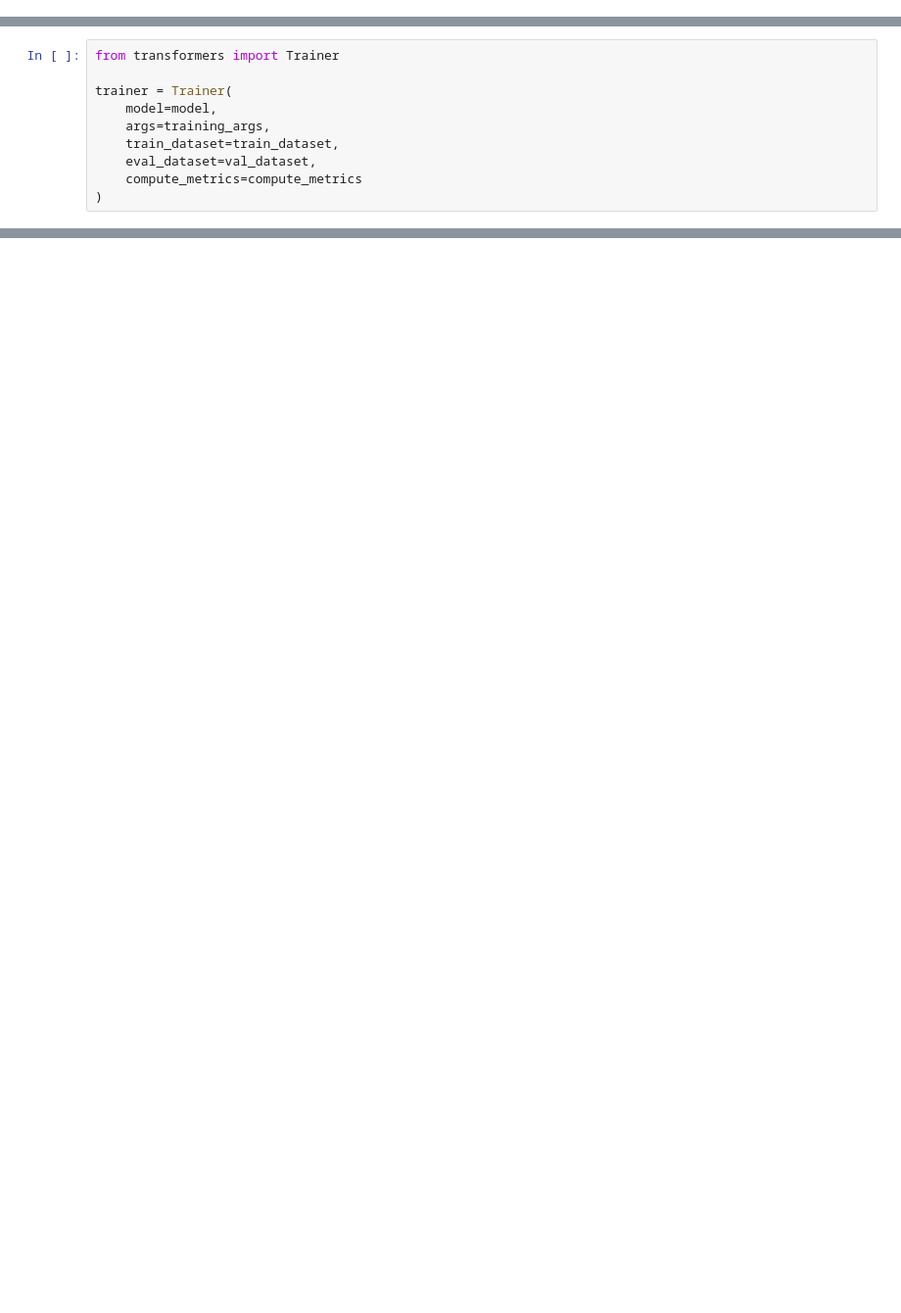
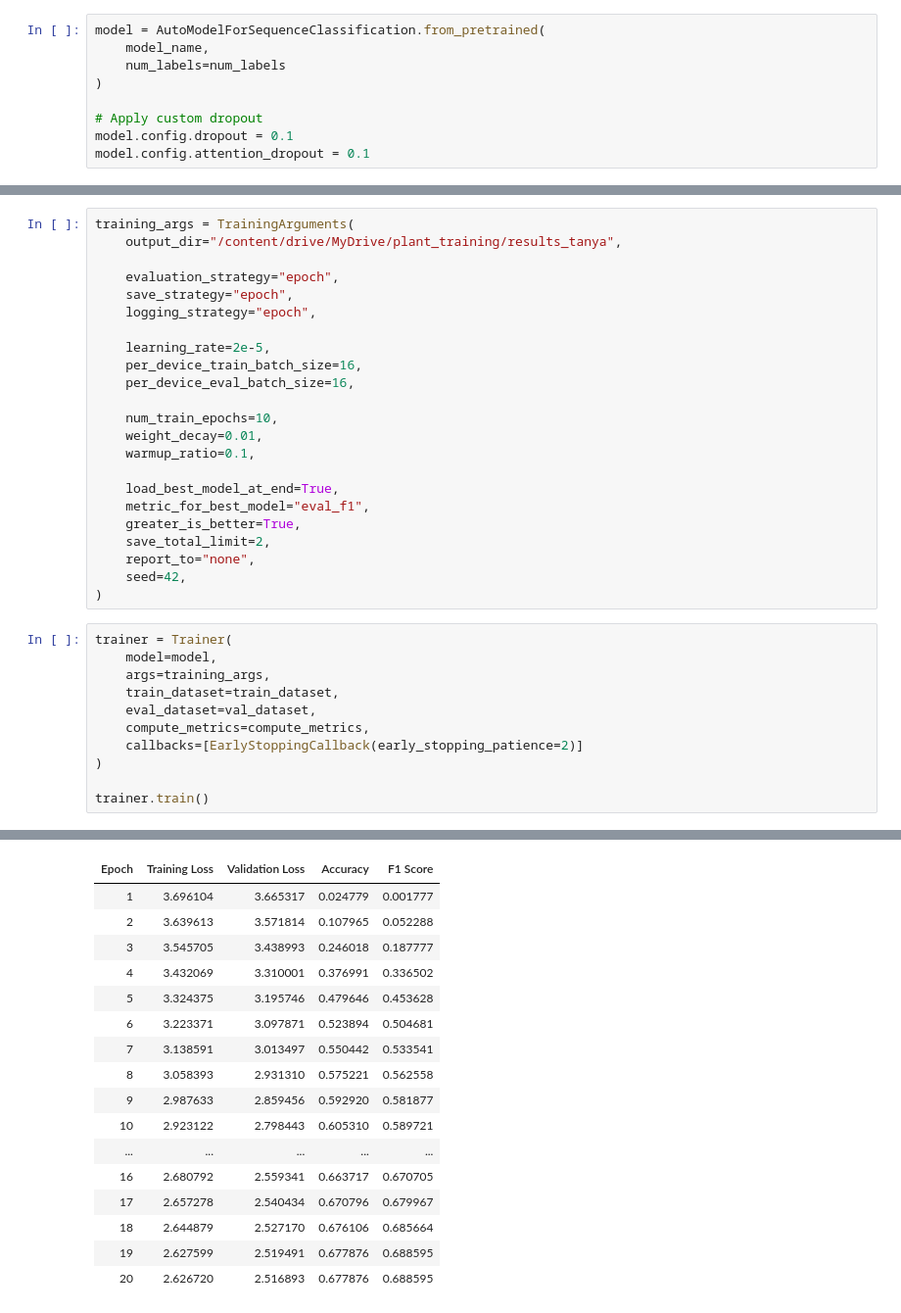
Before and after one commit to Plant-Doc-Bot/ai_plantdoc_bot, a Jupyter notebook: notebooks/BERT.ipynb, the cells around one changed output, grey strips where cells are left out. Shown at 98% size. Saved outputs shown, nothing was run; the diff lists cells and outputs as text; blank space fills up the shorter version.

```diff
--- a/notebooks/BERT.ipynb
+++ b/notebooks/BERT.ipynb
@@ -150,0 +86,9 @@ def compute_metrics(eval_pred):
+# %%
+model = AutoModelForSequenceClassification.from_pretrained(
+    model_name,
+    num_labels=num_labels
+)
+
+# Apply custom dropout
+model.config.dropout = 0.1
+model.config.attention_dropout = 0.1
@@ -151,10 +115,35 @@ def compute_metrics(eval_pred):
+# %%
+training_args = TrainingArguments(
+    output_dir="/content/drive/MyDrive/plant_training/results_tanya",
+
+    evaluation_strategy="epoch",
+    save_strategy="epoch",
+    logging_strategy="epoch",
+
+    learning_rate=2e-5,
+    per_device_train_batch_size=16,
+    per_device_eval_batch_size=16,
+
+    num_train_epochs=10,
+    weight_decay=0.01,
+    warmup_ratio=0.1,
+
+    load_best_model_at_end=True,
+    metric_for_best_model="eval_f1",
+    greater_is_better=True,
+    save_total_limit=2,
+    report_to="none",
+    seed=42,
+)
 # %%
-from transformers import Trainer
-
 trainer = Trainer(
     model=model,
     args=training_args,
     train_dataset=train_dataset,
     eval_dataset=val_dataset,
-    compute_metrics=compute_metrics
+    compute_metrics=compute_metrics,
+    callbacks=[EarlyStoppingCallback(early_stopping_patience=2)]
 )
+
+trainer.train()
+# %% [output]
@@ -160,0 +151,17 @@ trainer = Trainer(
+| Epoch | Training Loss | Validation Loss | Accuracy | F1 Score |
+| 1 | 3.696104 | 3.665317 | 0.024779 | 0.001777 |
+| 2 | 3.639613 | 3.571814 | 0.107965 | 0.052288 |
+| 3 | 3.545705 | 3.438993 | 0.246018 | 0.187777 |
+| 4 | 3.432069 | 3.310001 | 0.376991 | 0.336502 |
+| 5 | 3.324375 | 3.195746 | 0.479646 | 0.453628 |
+| 6 | 3.223371 | 3.097871 | 0.523894 | 0.504681 |
+| 7 | 3.138591 | 3.013497 | 0.550442 | 0.533541 |
+| 8 | 3.058393 | 2.931310 | 0.575221 | 0.562558 |
+| 9 | 2.987633 | 2.859456 | 0.592920 | 0.581877 |
+| 10 | 2.923122 | 2.798443 | 0.605310 | 0.589721 |
+| ... | ... | ... | ... | ... |
+| 16 | 2.680792 | 2.559341 | 0.663717 | 0.670705 |
+| 17 | 2.657278 | 2.540434 | 0.670796 | 0.679967 |
+| 18 | 2.644879 | 2.527170 | 0.676106 | 0.685664 |
+| 19 | 2.627599 | 2.519491 | 0.677876 | 0.688595 |
+| 20 | 2.626720 | 2.516893 | 0.677876 | 0.688595 |
```
Also changed, not shown: parts of 22 cells of this notebook, 5 other files.
